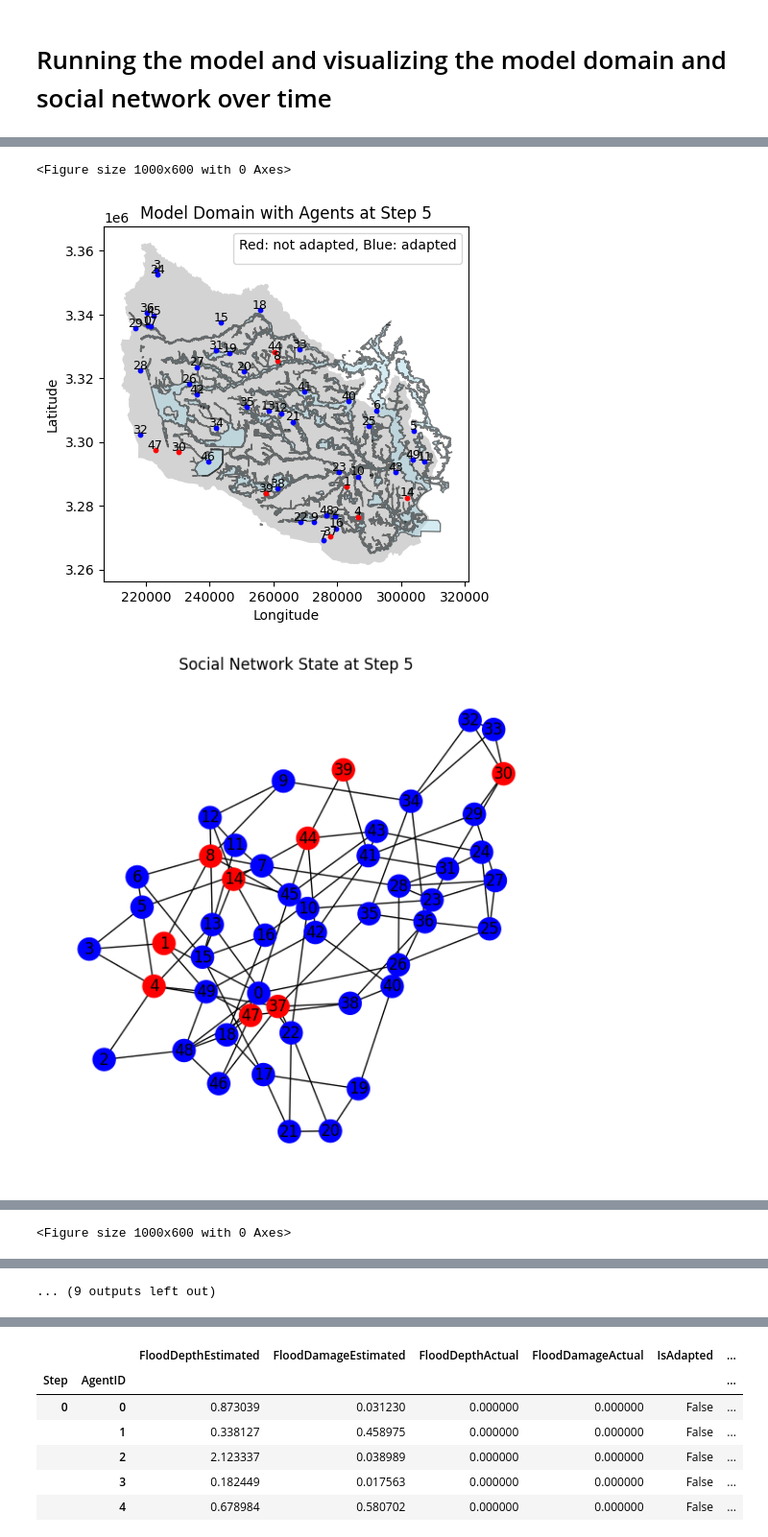
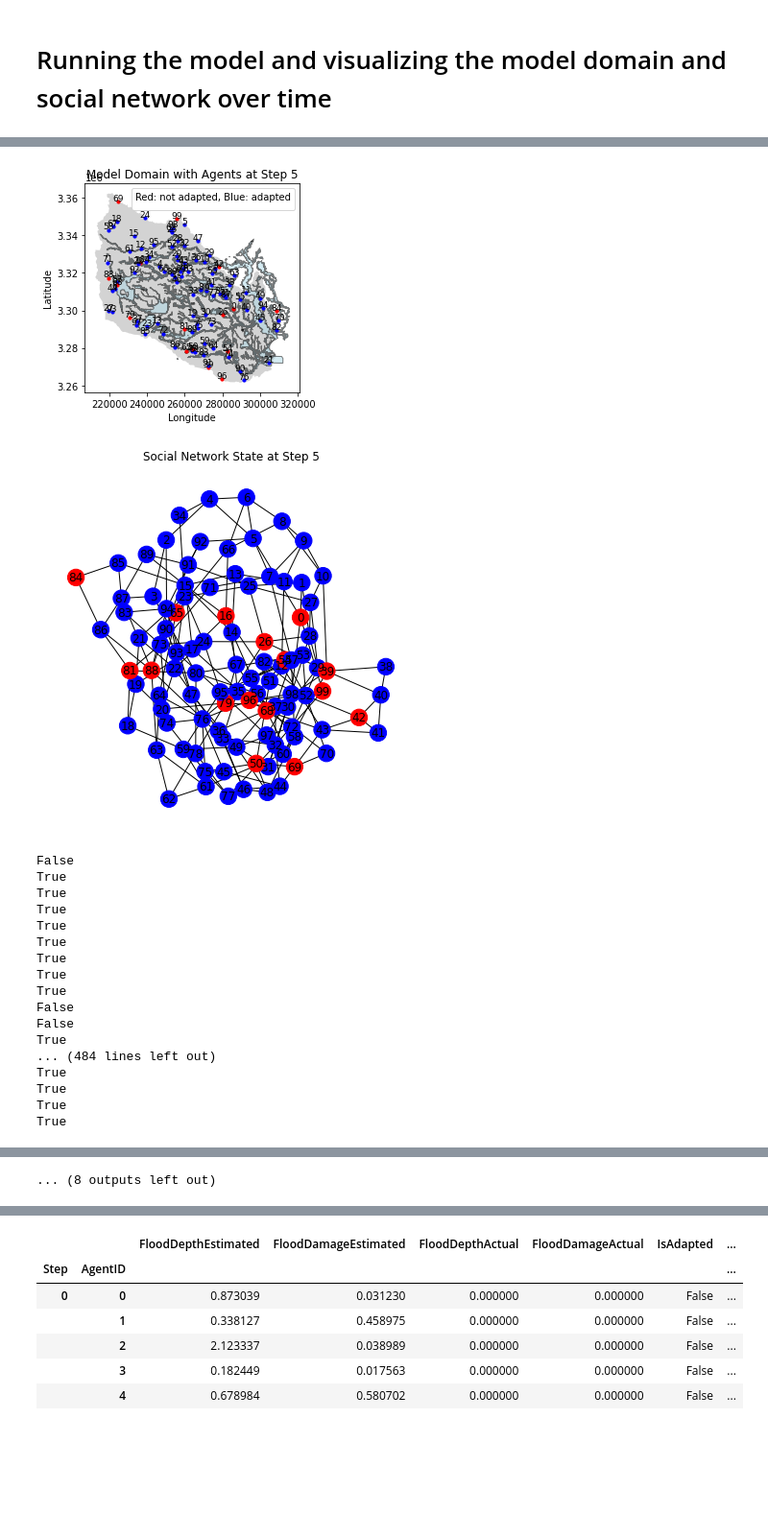
Before and after one commit to Tanneheemsbergen/ABM-course, a Jupyter notebook: base_model_mesa/model/demo.ipynb, the cells around one changed output, grey strips where cells are left out. Shown at 96% size. Drawn from its saved outputs; the diff is of its cells as text; code cells hidden in the pictures; blank space fills up the shorter version.

```diff
--- a/base_model_mesa/model/demo.ipynb
+++ b/base_model_mesa/model/demo.ipynb
@@ -28,7 +28,7 @@ from agents import Households
 from agents import Government
 
 # Initialize the Adaptation Model with 50 household agents.
-model = AdaptationModel(number_of_households=50, flood_map_choice="harvey", network="watts_strogatz") # flood_map_choice can be "harvey", "100yr", or "500yr"
+model = AdaptationModel(number_of_households=100, flood_map_choice="harvey", network="watts_strogatz") # flood_map_choice can be "harvey", "100yr", or "500yr"
 
 # Calculate positions of nodes for the network plot.
 # The spring_layout function positions nodes using a force-directed algorithm,
@@ -122,3 +121,19 @@ True
-<Figure size 1000x600 with 0 Axes>
-[figure, old version]
+[figure, new version]
-[figure, old version]
+[figure, new version]
+False
+True
+True
+True
+True
+True
+True
+True
+True
+False
+False
+True
+... (484 lines left out)
+True
+True
+True
+True
@@ -142 +140,0 @@ True
-<Figure size 1000x600 with 0 Axes>
@@ -145,4 +160,4 @@ True
-... (9 outputs left out)
+... (8 outputs left out)
 # %%
 agent_data = model.datacollector.get_model_vars_dataframe()
 agent_data
```
Also changed, not shown: parts of 2 cells of this notebook, 1 other file.
